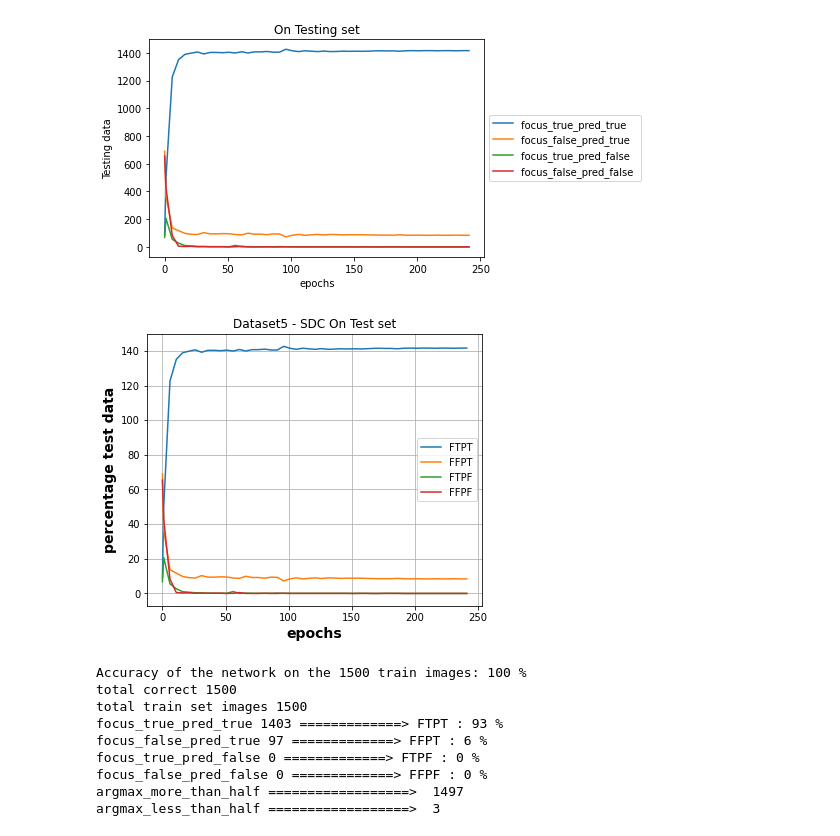
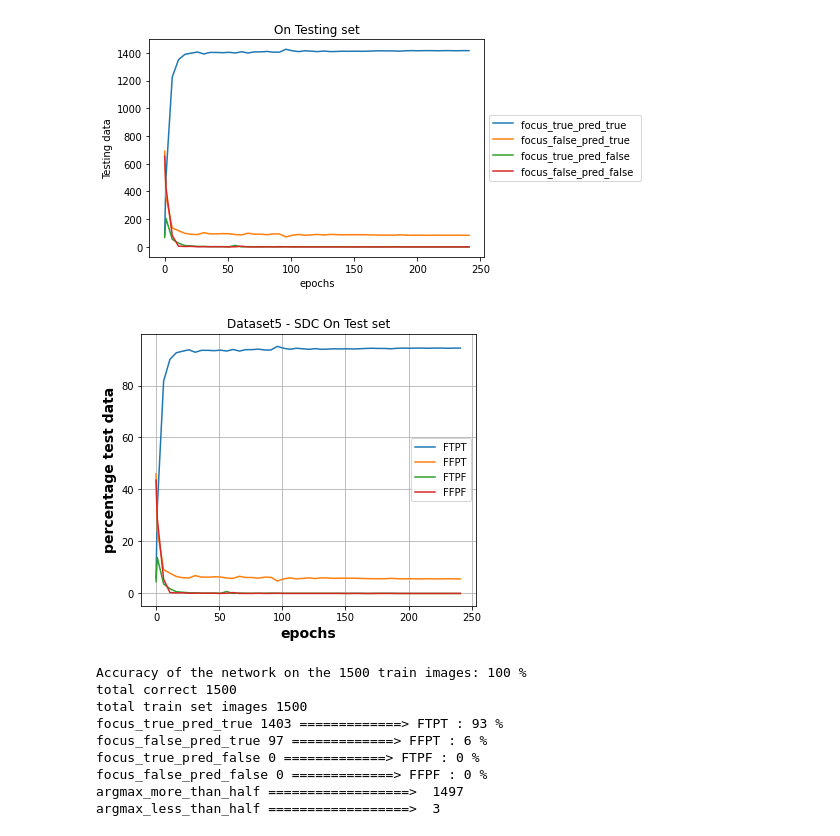
Before and after one commit to lnpandey/IITM_Research_Interpretability_of_Attention_Networks, a Jupyter notebook: CODS_COMAD/SDC on all datasets/grid_data_focus_mlp1_classify_mlp1.ipynb, the cells around one changed output. Drawn from its saved outputs; the diff is of its cells as text; code cells hidden in the pictures.

```diff
--- a/CODS_COMAD/SDC on all datasets/grid_data_focus_mlp1_classify_mlp1.ipynb
+++ b/CODS_COMAD/SDC on all datasets/grid_data_focus_mlp1_classify_mlp1.ipynb
@@ -951,23 +951,23 @@ plt.show()
 [figure]
 # %%
 plt.figure(figsize=(6,5))
-plt.plot(col1,np.array(col10)/10, label ="FTPT")
-plt.plot(col1,np.array(col11)/10, label ="FFPT")
-plt.plot(col1,np.array(col12)/10, label ="FTPF")
-plt.plot(col1,np.array(col13)/10, label ="FFPF")
+plt.plot(col1,np.array(col10)/15, label ="FTPT")
+plt.plot(col1,np.array(col11)/15, label ="FFPT")
+plt.plot(col1,np.array(col12)/15, label ="FTPF")
+plt.plot(col1,np.array(col13)/15, label ="FFPF")
 plt.title("Dataset5 - SDC On Test set")
 plt.grid()
 # plt.legend(loc='center left', bbox_to_anchor=(1, 0.5))
 plt.legend()
 plt.xlabel("epochs", fontsize=14, fontweight = 'bold')
 plt.ylabel("percentage test data", fontsize=14, fontweight = 'bold')
 plt.savefig(path+"ds5_test.png", bbox_inches="tight")
 plt.savefig(path+"ds5_test.pdf", bbox_inches="tight")
 plt.savefig("ds5_test.png", bbox_inches="tight")
 plt.savefig("ds5_test.pdf", bbox_inches="tight")
 plt.show()
 # %% [output]
-[figure, old version]
+[figure, new version]
 # %%
 correct = 0
 total = 0
```
Also changed, not shown: parts of 4 cells of this notebook, 19 other files.
